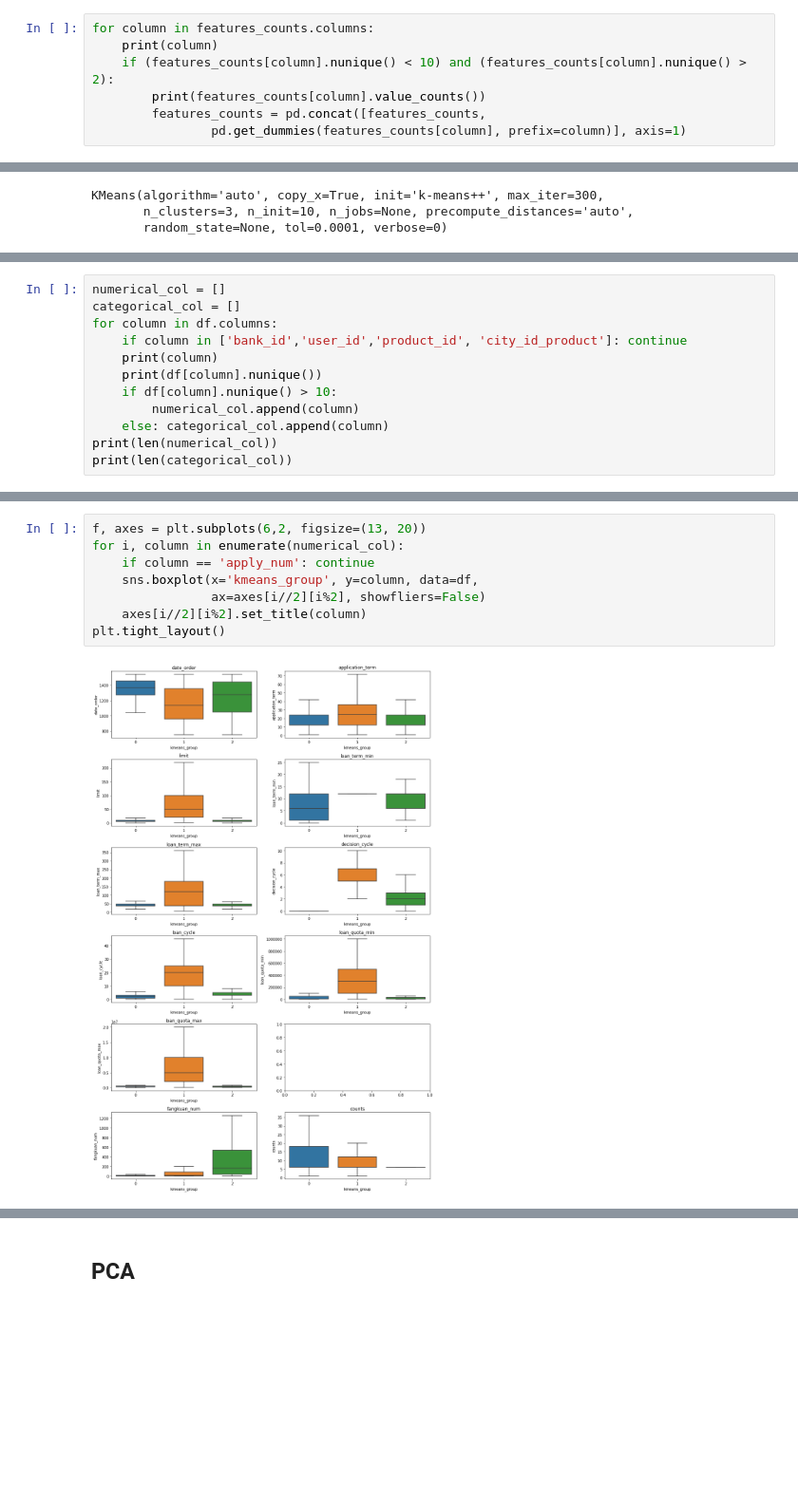
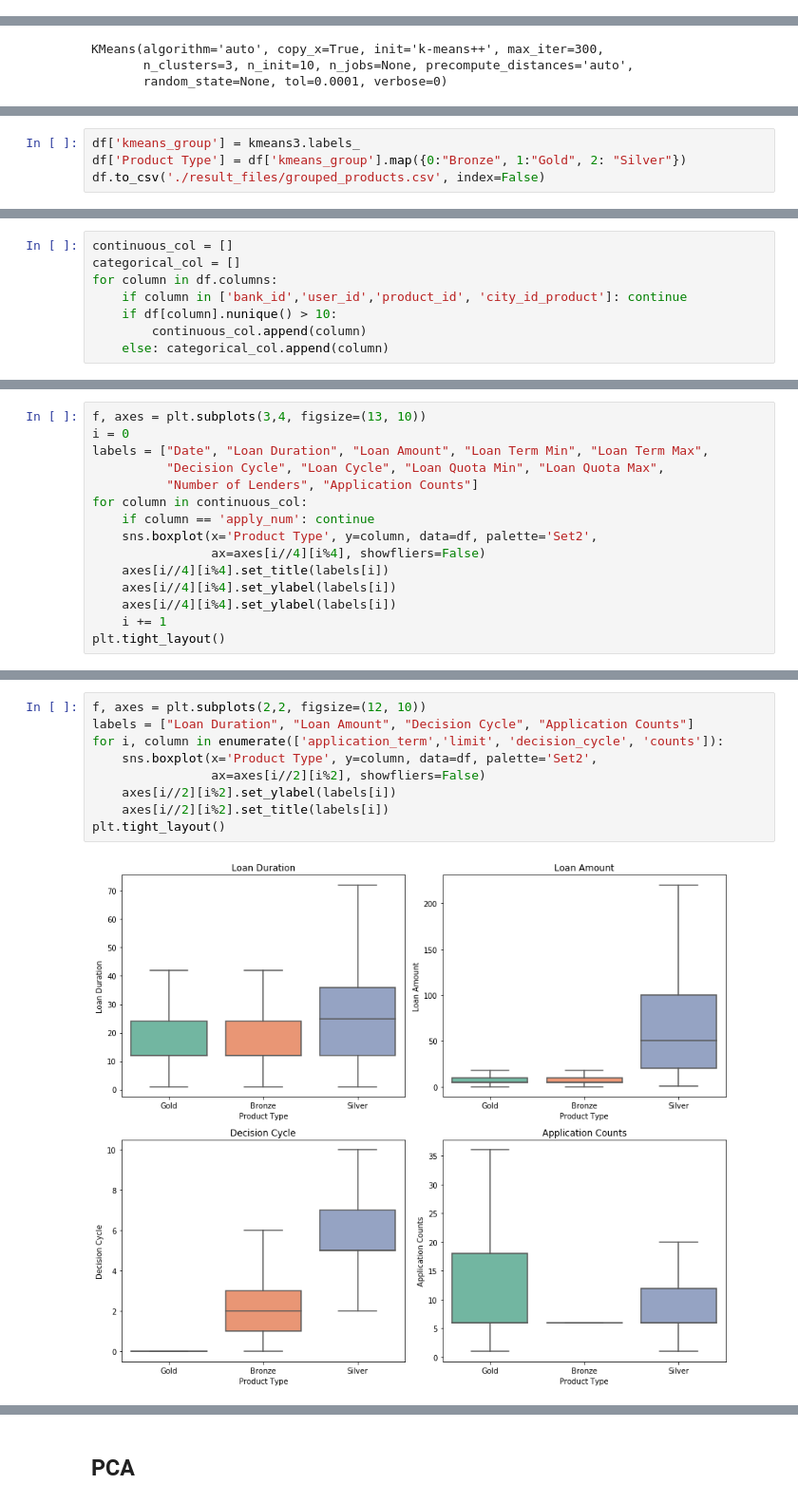
Before and after one commit to apaciorek/grouprong360, a Jupyter notebook: jen/Features_Products.ipynb, the cells around one changed output, grey strips where cells are left out. Shown: that part at 95% size. Cells and saved outputs as stored; diff of their text form; blank space fills up the shorter version.

Commit message:
cleaned up Features_Products and streamlined

```diff
--- a/jen/Features_Products.ipynb
+++ b/jen/Features_Products.ipynb
@@ -345,7 +169,0 @@ features_counts = df[feature_importances.sort_values(by="counts_bestest",
-# %%
-for column in features_counts.columns:
-    print(column)
-    if (features_counts[column].nunique() < 10) and (features_counts[column].nunique() > 2):
-        print(features_counts[column].value_counts())
-        features_counts = pd.concat([features_counts,
-                pd.get_dummies(features_counts[column], prefix=column)], axis=1)
@@ -410,0 +203,4 @@ features_counts.to_csv('features_counts.csv', index=False)
+# %%
+df['kmeans_group'] = kmeans3.labels_
+df['Product Type'] = df['kmeans_group'].map({0:"Bronze", 1:"Gold", 2: "Silver"})
+df.to_csv('./result_files/grouped_products.csv', index=False)
@@ -411,12 +211,8 @@ features_counts.to_csv('features_counts.csv', index=False)
 # %%
-numerical_col = []
+continuous_col = []
 categorical_col = []
 for column in df.columns:
     if column in ['bank_id','user_id','product_id', 'city_id_product']: continue
-    print(column)
-    print(df[column].nunique())
     if df[column].nunique() > 10:
-        numerical_col.append(column)
+        continuous_col.append(column)
     else: categorical_col.append(column)
-print(len(numerical_col))
-print(len(categorical_col))
@@ -440,0 +219,15 @@ kmeans_group
+# %%
+f, axes = plt.subplots(3,4, figsize=(13, 10))
+i = 0
+labels = ["Date", "Loan Duration", "Loan Amount", "Loan Term Min", "Loan Term Max",
+          "Decision Cycle", "Loan Cycle", "Loan Quota Min", "Loan Quota Max",
+          "Number of Lenders", "Application Counts"]
+for column in continuous_col:
+    if column == 'apply_num': continue
+    sns.boxplot(x='Product Type', y=column, data=df, palette='Set2',
+                ax=axes[i//4][i%4], showfliers=False)
+    axes[i//4][i%4].set_title(labels[i])
+    axes[i//4][i%4].set_ylabel(labels[i])
+    axes[i//4][i%4].set_ylabel(labels[i])
+    i += 1
+plt.tight_layout()
@@ -441,10 +236,11 @@ kmeans_group
 # %%
-f, axes = plt.subplots(6,2, figsize=(13, 20))
-for i, column in enumerate(numerical_col):
-    if column == 'apply_num': continue
-    sns.boxplot(x='kmeans_group', y=column, data=df,
+f, axes = plt.subplots(2,2, figsize=(12, 10))
+labels = ["Loan Duration", "Loan Amount", "Decision Cycle", "Application Counts"]
+for i, column in enumerate(['application_term','limit', 'decision_cycle', 'counts']):
+    sns.boxplot(x='Product Type', y=column, data=df, palette='Set2',
                 ax=axes[i//2][i%2], showfliers=False)
-    axes[i//2][i%2].set_title(column)
+    axes[i//2][i%2].set_ylabel(labels[i])
+    axes[i//2][i%2].set_title(labels[i])
 plt.tight_layout()
 # %% [output]
-[figure, old version]
+[figure, new version]
```
Also changed, not shown: parts of 77 cells of this notebook.
